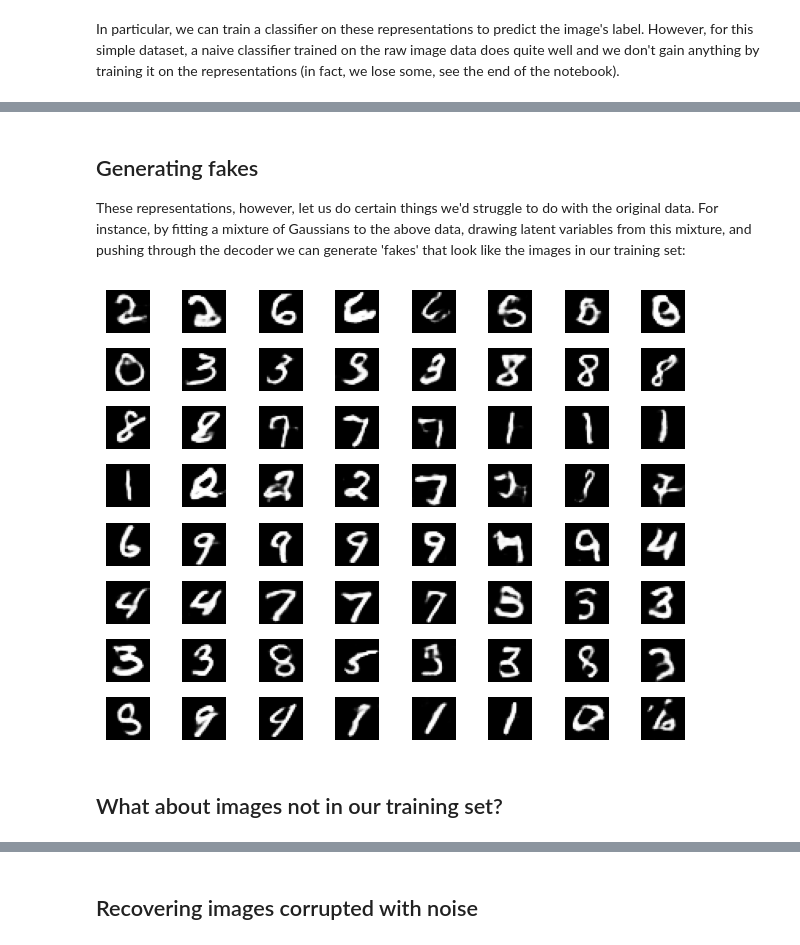
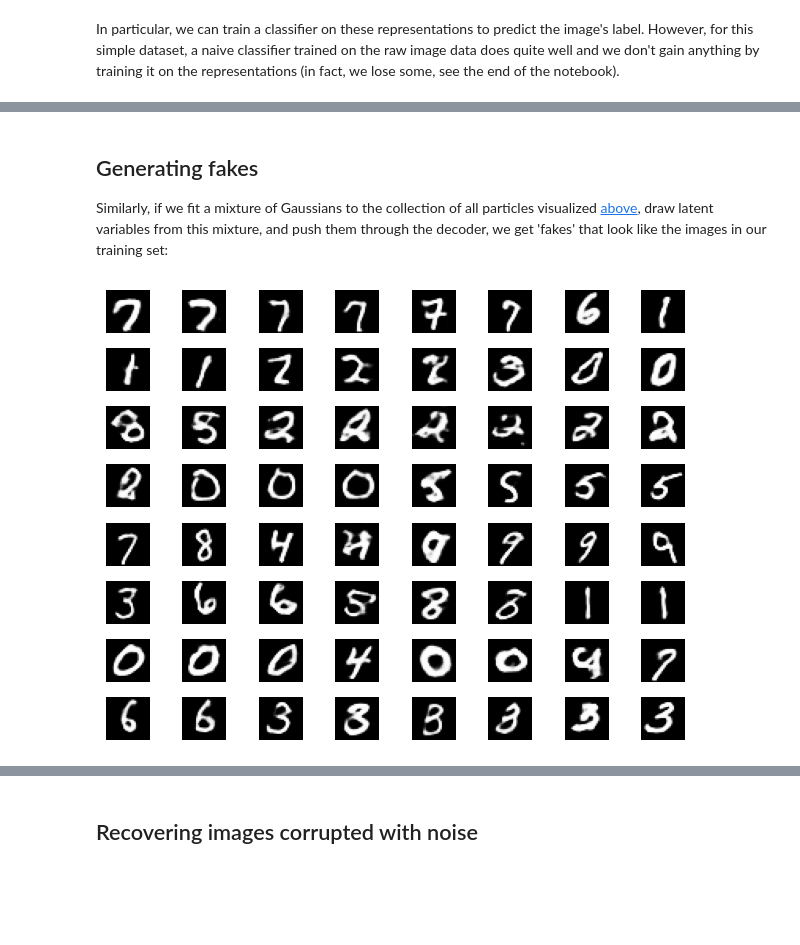
Before and after one commit to juankuntz/LPAE, a Jupyter notebook: notebooks/MNIST_tutorial.ipynb, the cells around one changed output, grey strips where cells are left out. Saved outputs shown, nothing was run; the diff lists cells and outputs as text; code cells hidden in the pictures; blank space fills up the shorter version.

```diff
--- a/notebooks/MNIST_tutorial.ipynb
+++ b/notebooks/MNIST_tutorial.ipynb
@@ -236,9 +260,10 @@ In particular, we can train a classifier on these representations to predict the
 # %% [markdown]
 ## Generating fakes
 
-These representations, however, let us do certain things we'd struggle to do with the original data. For instance, by fitting a mixture of Gaussians to the above data, drawing latent variables from this mixture, and pushing through the decoder we can generate 'fakes' that look like the images in our training set:
+Similarly, if we fit a mixture of Gaussians to the collection of all particles visualized [above](#visualize_particles), draw latent variables from this mixture, and push them through the decoder, we get 'fakes' that look like the images in our training set:
 # %%
-fakes = model.generate_fakes(n_fakes=64)
+n_fakes = 64
+fakes = model.generate_fakes(n_fakes=n_fakes)
 plot_images(fakes)
 # %% [output]
-[figure, old version]
+[figure, new version]
@@ -251,2 +269,0 @@ plot_images(fakes)
-# %% [markdown]
-## What about images not in our training set?
```
Also changed, not shown: parts of 18 cells of this notebook, 1 other file.
